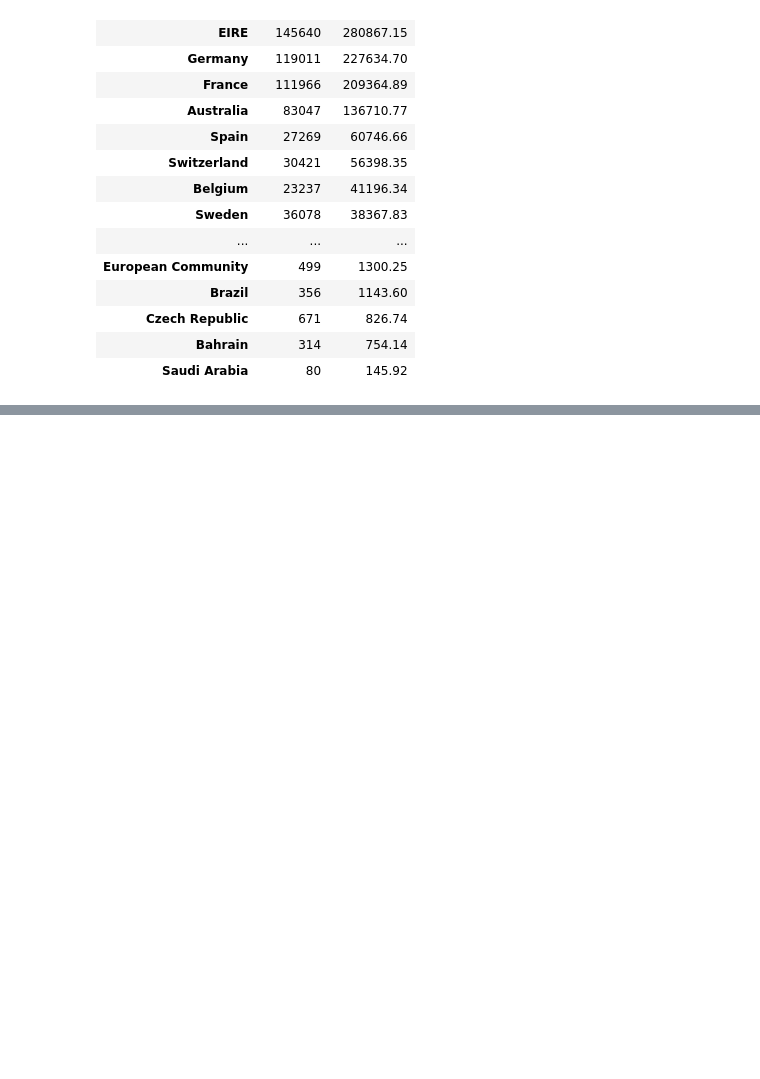
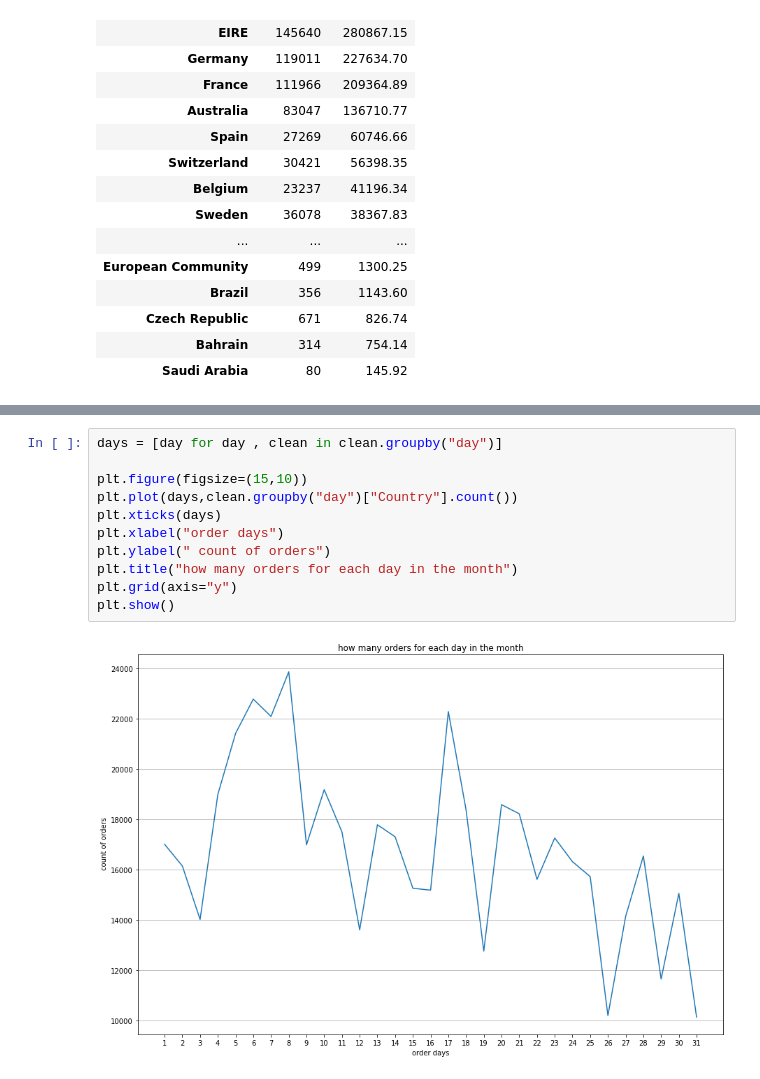
Before and after one commit to abdelrahmanbadoaayad/E-Commerce_EDA, a Jupyter notebook: e-commerce eda.ipynb, the cells around one changed output, grey strips where cells are left out. Drawn from its saved outputs; the diff is of its cells as text; blank space fills up the shorter version.

```diff
--- a/e-commerce eda.ipynb
+++ b/e-commerce eda.ipynb
@@ -404,0 +377,13 @@ plt.show()
+# %%
+days = [day for day , clean in clean.groupby("day")]
+
+plt.figure(figsize=(15,10))
+plt.plot(days,clean.groupby("day")["Country"].count())
+plt.xticks(days)
+plt.xlabel("order days")
+plt.ylabel(" count of orders")
+plt.title("how many orders for each day in the month")
+plt.grid(axis="y")
+plt.show()
+# %% [output]
+[figure, added]
```
Also changed, not shown: parts of 6 cells of this notebook.
